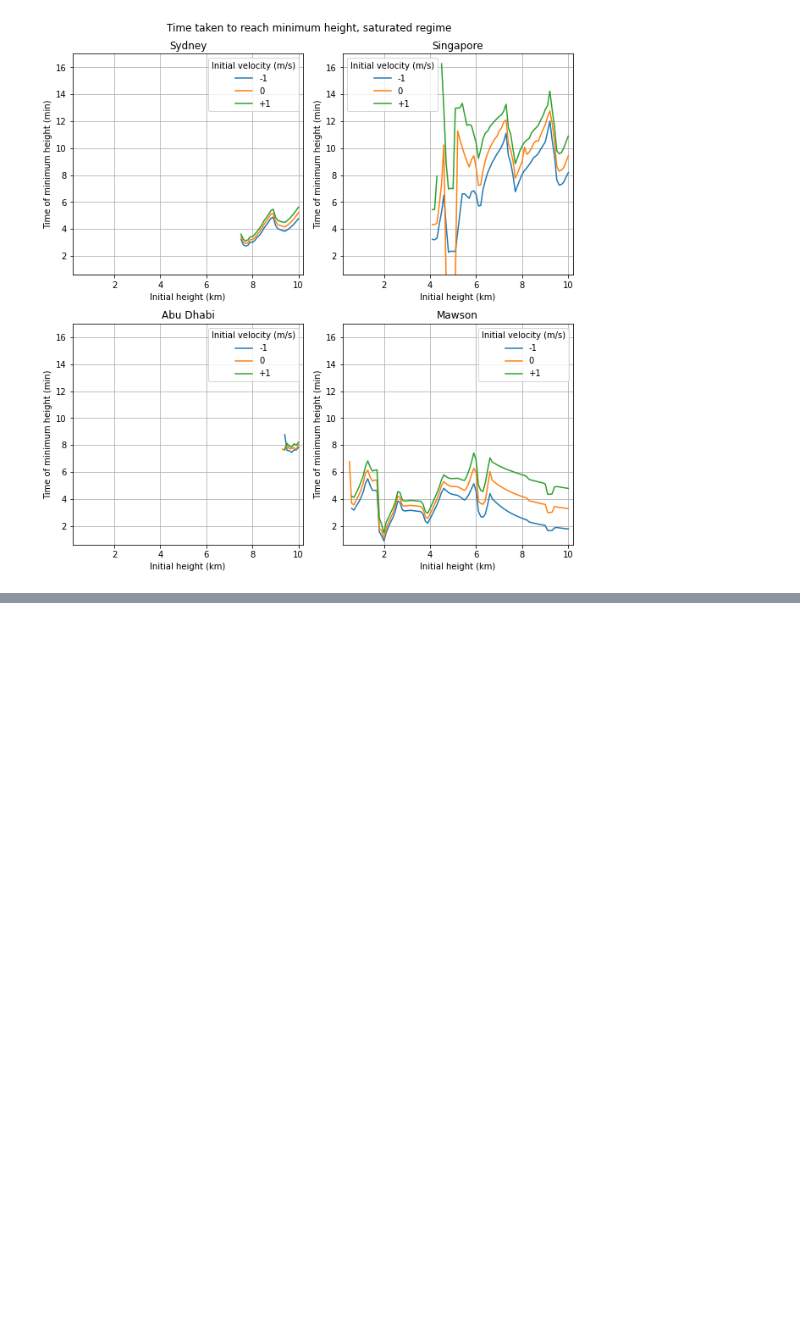
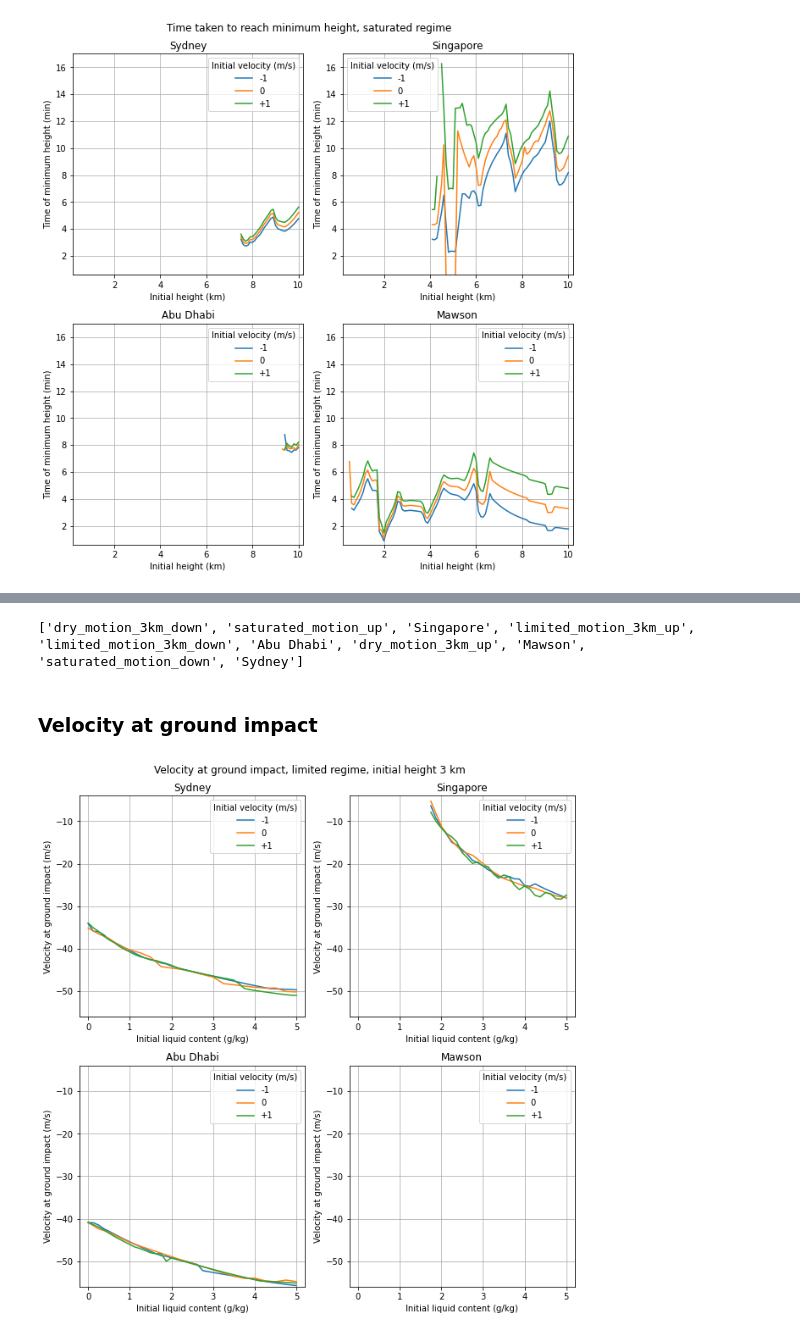
Before and after one commit to tschanzer/taste-of-research-21T3, a Jupyter notebook: notebooks/20210928_motion_with_initial_velocity/20210928_motion_with_initial_velocity.ipynb, the cells around one changed output, grey strips where cells are left out. Saved outputs shown, nothing was run; the diff lists cells and outputs as text; code cells hidden in the pictures; blank space fills up the shorter version.

Commit message:
Add initial velocity tests for limited regime

```diff
--- a/notebooks/20210928_motion_with_initial_velocity/20210928_motion_with_initial_velocity.ipynb
+++ b/notebooks/20210928_motion_with_initial_velocity/20210928_motion_with_initial_velocity.ipynb
@@ -724,0 +757,6 @@ plt.show()
+# %%
+# retrieve from file
+with shelve.open(data_filename) as file:
+    liquid_ratio = file['limited_motion_3km_down']['liquid_ratio']
+    time = file['limited_motion_3km_down']['time']
+    initial_velocity_down = file['limited_motion_3km_down']['motion']
@@ -724,0 +783,60 @@ plt.show()
+# %%
+# save to file
+with shelve.open(data_filename) as file:
+    file['limited_motion_3km_up'] = {
+        'liquid_ratio': liquid_ratio, 'time': time,
+        'motion': initial_velocity_up,
+        'initial_velocity': 1*units.meter/units.second}
+    print(list(file.keys()))
+# %% [output]
+['dry_motion_3km_down', 'saturated_motion_up', 'Singapore', 'limited_motion_3km_up', 'limited_motion_3km_down', 'Abu Dhabi', 'dry_motion_3km_up', 'Mawson', 'saturated_motion_down', 'Sydney']
+# %%
+# retrieve from file
+with shelve.open(data_filename) as file:
+    liquid_ratio = file['limited_motion_3km_up']['liquid_ratio']
+    time = file['limited_motion_3km_up']['time']
+    initial_velocity_up = file['limited_motion_3km_up']['motion']
+# %%
+# zero velocity data
+with shelve.open(zero_velocity_data_filename) as file:
+    initial_velocity_zero = \
+        file['limited_motion_3km_corrected']['limited_motion_3km']
+    time_zero = file['limited_motion_3km_corrected']['time']
+    liquid_ratio_zero = file['limited_motion_3km_corrected']['liquid_ratio']
+# %% [markdown]
+### Velocity at ground impact
+# %%
+fig = plt.figure(figsize=(9,9))
+
+for i, sounding in enumerate([sydney, singapore, abu_dhabi, mawson]):
+    ax = fig.add_subplot(221+i)
+    ax.plot(
+        liquid_ratio*1e3,
+        initial_velocity_down[sounding.name].hit_ground_velocity,
+        label='-1')
+    ax.plot(
+        liquid_ratio_zero*1e3,
+        initial_velocity_zero[sounding.name].hit_ground_velocity,
+        label='0')
+    ax.plot(
+        liquid_ratio*1e3,
+        initial_velocity_up[sounding.name].hit_ground_velocity,
+        label='+1')
+    lgd = ax.legend()
+    lgd.set_title('Initial velocity (m/s)')
+    ax.set_xlim(-0.2, 5.2)
+    ax.set_ylim(-56, -4)
+    ax.set(
+        xlabel='Initial liquid content (g/kg)',
+        ylabel='Velocity at ground impact (m/s)',
+        title=sounding.name)
+    ax.grid()
+fig.tight_layout()
+fig.suptitle(
+    'Velocity at ground impact, limited regime, initial height 3 km', y=1.015)
+fig.savefig(
+    fig_path + 'limited_ground_impact_velocity_3km_comparison.png',
+    dpi=300, facecolor='w', bbox_inches='tight')
+plt.show()
+# %% [output]
+[figure, added]
```
Also changed, not shown: parts of 13 cells of this notebook, 7 other files.
